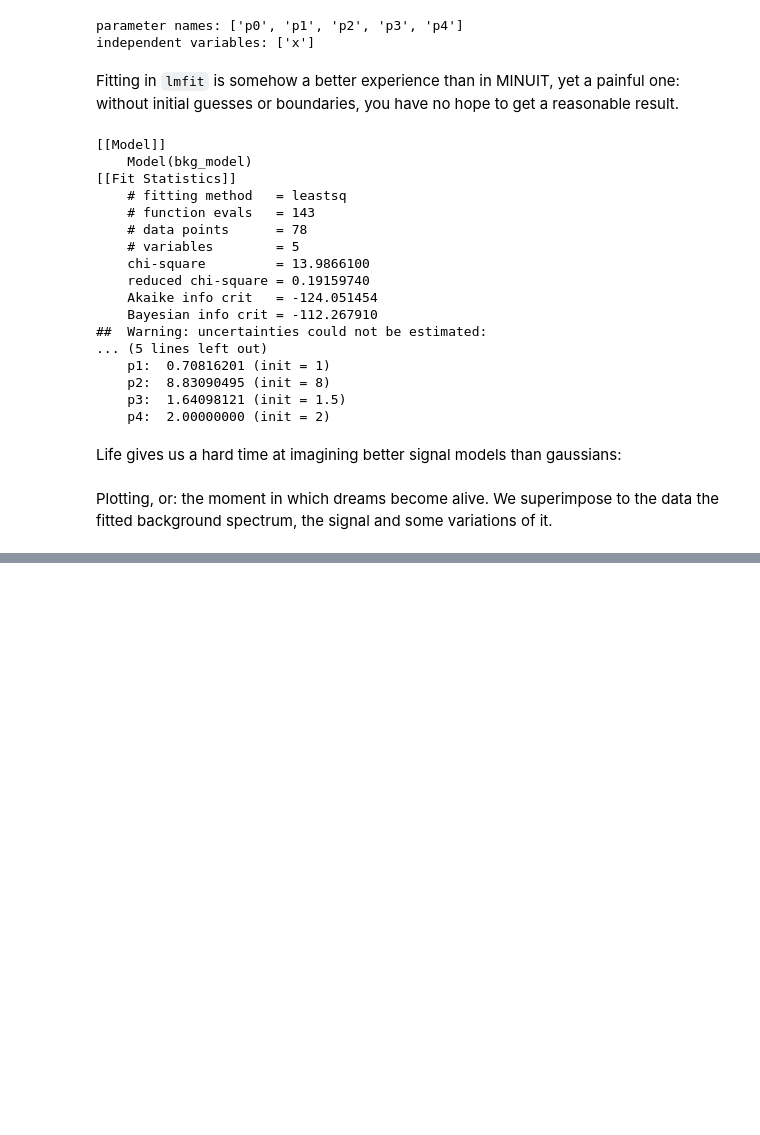
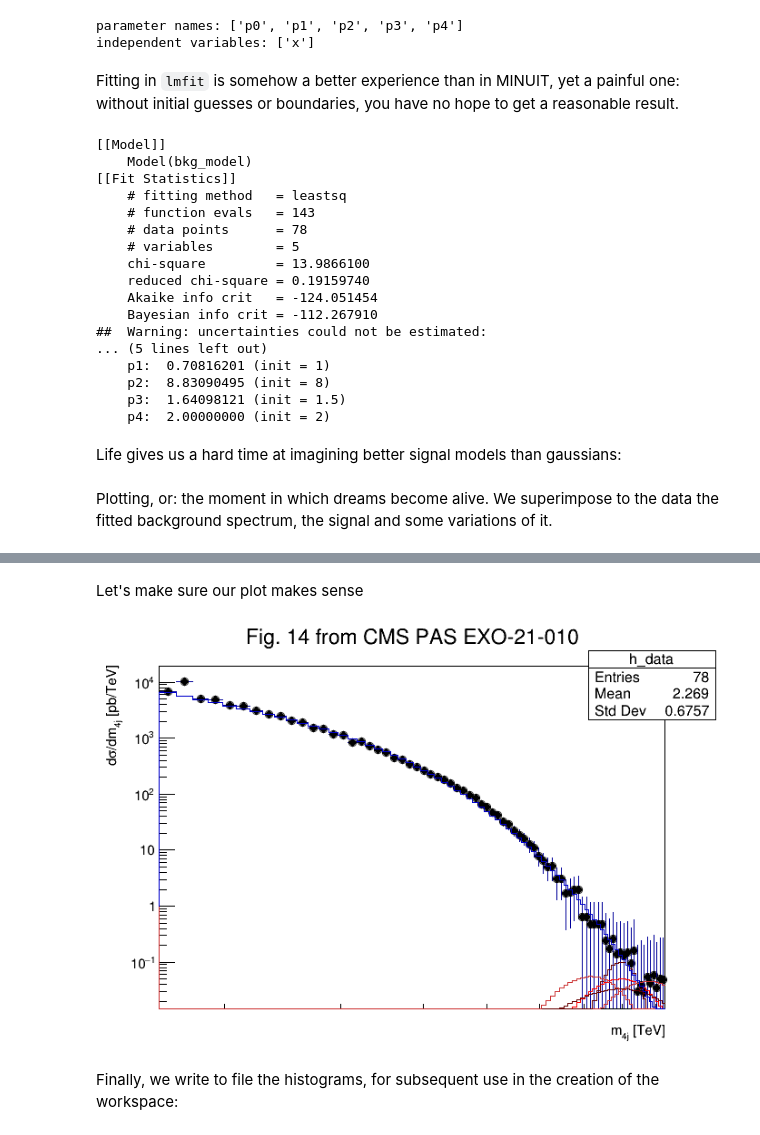
Before and after one commit to pinamont/statistics-tutorial, a Jupyter notebook: create_data/create_inputs.ipynb, the cells around one changed output, grey strips where cells are left out. Saved outputs shown, nothing was run; the diff lists cells and outputs as text; code cells hidden in the pictures; blank space fills up the shorter version.

```diff
--- a/create_data/create_inputs.ipynb
+++ b/create_data/create_inputs.ipynb
@@ -190,0 +206,6 @@ plt.legend()
+# %%
+def create_histo(name, data, bins, xmin, xmax):
+    h = ROOT.TH1F(f'h_{name}', name, bins, xmin, xmax)
+    for i in range(1, h.GetNbinsX()+1):
+        h.SetBinContent(i, data[i-1])
+    return h
@@ -190,0 +214,13 @@ plt.legend()
+# %%
+lumi = 1000 # in the magic world in which A x eff = 1
+
+n_bins = data.shape[0]
+xmin = data[0, 0]
+xmax = data[-1, 0]
+h_data = create_histo('data', lumi * data[:, 1], n_bins, xmin, xmax)
+h_bkg  = create_histo('bkg_nominal', lumi * bmodel.eval(params, x=data[:,0]), n_bins, xmin, xmax)
+h_sig  = create_histo('sig_nominal', lumi * signal(x=data[:,0], A=0.0001, mass=8, reso=0.1*8), n_bins, xmin, xmax)
+h_sig_reso_p1  = create_histo('sig_reso_p1', lumi * signal(x=data[:,0], A=0.0001, mass=8, reso=0.15*8), n_bins, xmin, xmax)
+h_sig_reso_m1  = create_histo('sig_reso_m1', lumi * signal(x=data[:,0], A=0.0001, mass=8, reso=0.05*8), n_bins, xmin, xmax)
+h_sig_scale_p1 = create_histo('sig_reso_p1', lumi * signal(x=data[:,0], A=0.0001, mass=(8*1.1), reso=0.1*(8*1.1)), n_bins, xmin, xmax)
+h_sig_scale_m1 = create_histo('sig_reso_m1', lumi * signal(x=data[:,0], A=0.0001, mass=(8*0.9), reso=0.1*(8*0.9)), n_bins, xmin, xmax)
@@ -190,0 +230,34 @@ plt.legend()
+# %% [markdown]
+Let's make sure our plot makes sense
+# %%
+c = ROOT.TCanvas()
+
+h_data.Draw('pe')
+h_data.SetMarkerStyle(20)
+h_data.SetMarkerColor(ROOT.kBlack)
+h_data.SetTitle('Fig. 14 from CMS PAS EXO-21-010')
+
+h_sig.SetLineColor(ROOT.kRed)
+h_sig.Draw('hist same')
+h_sig_reso_p1.SetLineColor(ROOT.kRed+3)
+h_sig_reso_p1.Draw('hist same')
+h_sig_scale_p1.SetLineColor(ROOT.kRed-3)
+h_sig_scale_p1.Draw('hist same')
+h_sig_reso_m1.SetLineColor(ROOT.kRed+3)
+h_sig_reso_m1.Draw('hist same')
+h_sig_scale_m1.SetLineColor(ROOT.kRed-3)
+h_sig_scale_m1.Draw('hist same')
+
+
+h_bkg.SetLineColor(ROOT.kBlue+1)
+h_bkg.Draw('hist same')
+
+h_data.GetXaxis().SetTitle('m_{4j} [TeV]')
+h_data.GetYaxis().SetTitle('d#sigma/dm_{4j} [pb/TeV]')
+c.SetLogx()
+c.SetLogy()
+c.Draw()
+# %% [output]
+[figure, added]
+# %% [markdown]
+Finally, we write to file the histograms, for subsequent use in the creation of the workspace:
```
Also changed, not shown: parts of 10 cells of this notebook.
